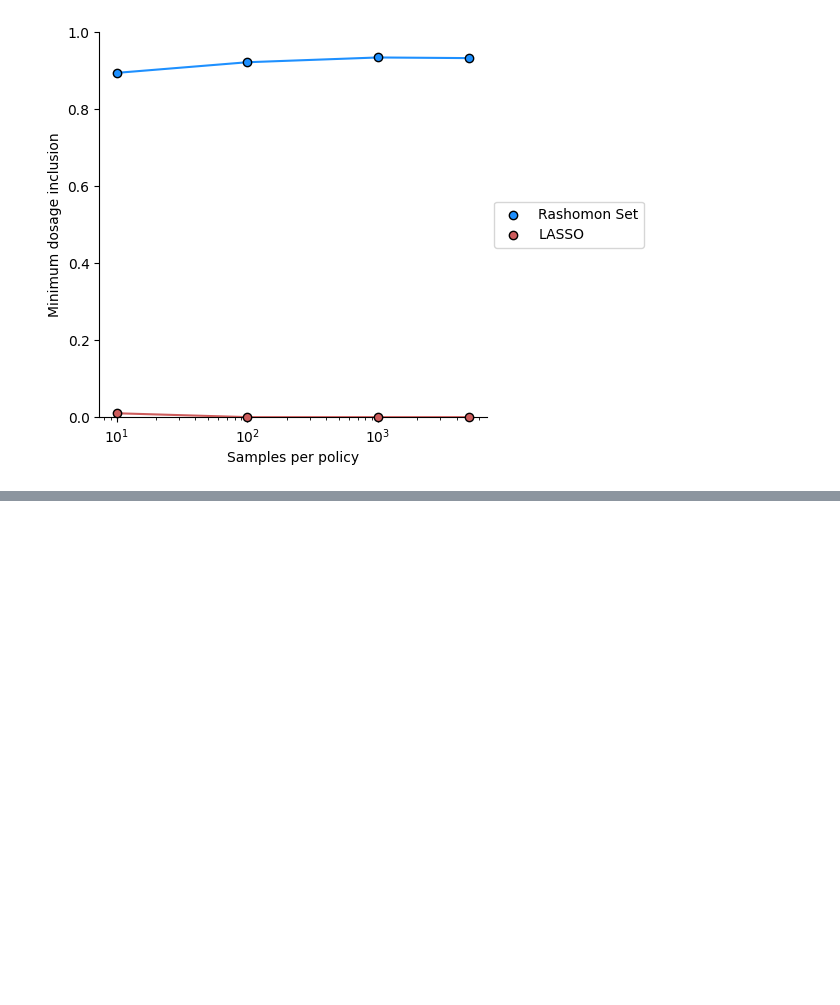
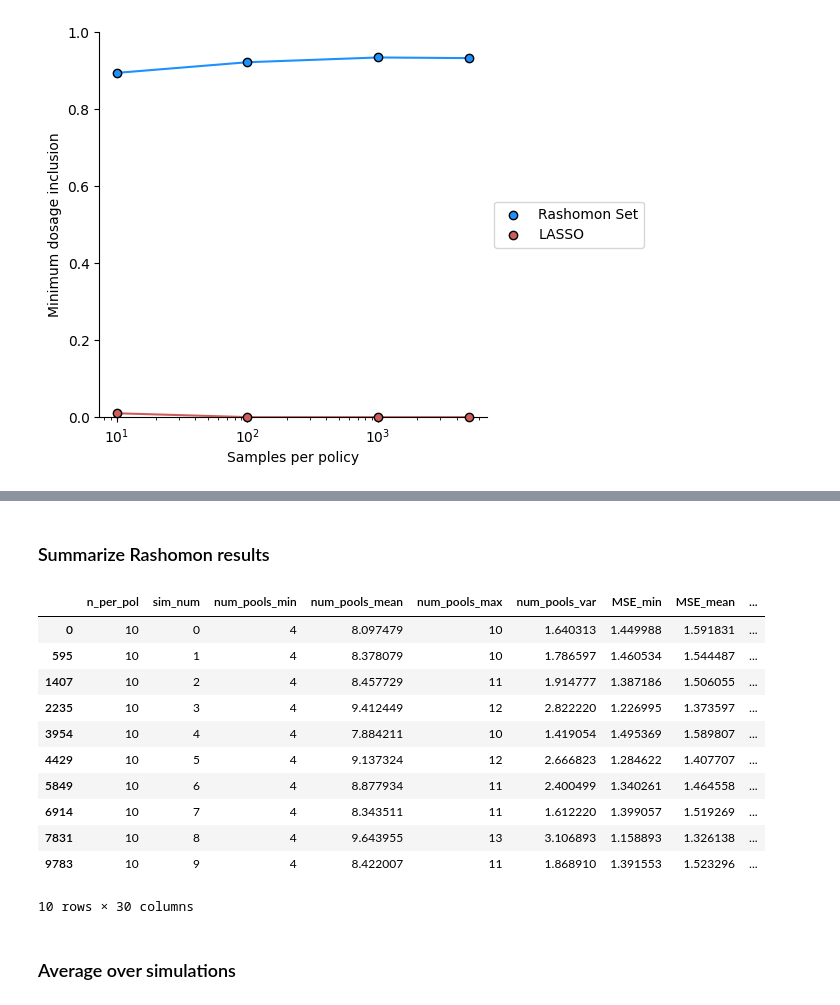
Before and after one commit to AparaV/rashomon-partition-sets, a Jupyter notebook: Code/analyze_results.ipynb, the cells around one changed output, grey strips where cells are left out. Saved outputs shown, nothing was run; the diff lists cells and outputs as text; code cells hidden in the pictures; blank space fills up the shorter version.

Commit message:
Analyze results from simulations 3

```diff
--- a/Code/analyze_results.ipynb
+++ b/Code/analyze_results.ipynb
@@ -227,0 +235,5 @@ plt.show()
+# %%
+rashomon_csv = "../Results/simulation_3_rashomon.csv"
+rashomon_raw_df = pd.read_csv(rashomon_csv)
+rashomon_raw_df = rashomon_raw_df.drop("Unnamed: 0", axis=1)
+rashomon_raw_df.head()
@@ -227,0 +259,54 @@ plt.show()
+# %% [markdown]
+### Summarize Rashomon results
+# %%
+rashomon_df = rashomon_raw_df.copy()
+
+reg = 1e-1
+rashomon_df["best_pol_MSE"] = rashomon_df["best_pol_diff"]**2
+rashomon_df["loss"] = rashomon_df["MSE"] + reg * rashomon_df["num_pools"]
+
+group_by_cols = ["n_per_pol", "sim_num"]
+result_cols = ["num_pools", "MSE", "IOU", "min_dosage", "best_pol_MSE"]
+for result_col in result_cols:
+    result_min_col = result_col + "_min"
+    result_avg_col = result_col + "_mean"
+    result_max_col = result_col + "_max"
+    result_var_col = result_col + "_var"
+
+    rashomon_df[result_min_col] = rashomon_df.groupby(group_by_cols)[result_col].transform("min")
+    rashomon_df[result_avg_col] = rashomon_df.groupby(group_by_cols)[result_col].transform("mean")
+    rashomon_df[result_max_col] = rashomon_df.groupby(group_by_cols)[result_col].transform("max")
+    rashomon_df[result_var_col] = rashomon_df.groupby(group_by_cols)[result_col].transform("var")
+
+
+# Find the frequency of best profiles in Rashomon set
+# Also find the best profile in the best model in every set
+profile_cols = ["(0, 0)", "(0, 1)", "(1, 0)", "(1, 1)"]
+x = rashomon_df.groupby(group_by_cols)["loss"].idxmin()
+for profile in profile_cols:
+    profile_mean_col = profile + "_mean"
+    profile_best_col = profile + "_best"
+    rashomon_df[profile_mean_col] = rashomon_df.groupby(group_by_cols)[profile].transform("mean")
+    rashomon_df[profile_best_col] = rashomon_df[profile].loc[x]
+
+
+rashomon_df = rashomon_df.drop_duplicates(group_by_cols)
+rashomon_df = rashomon_df.drop(result_cols, axis=1)
+rashomon_df = rashomon_df.drop(profile_cols, axis=1)
+rashomon_df = rashomon_df.drop(["best_pol_diff", "loss"], axis=1)
+rashomon_df.head(n=10)
+# %% [output]
+|  | n_per_pol | sim_num | num_pools_min | num_pools_mean | num_pools_max | num_pools_var | MSE_min | MSE_mean | ... |
+| 0 | 10 | 0 | 4 | 8.097479 | 10 | 1.640313 | 1.449988 | 1.591831 | ... |
+| 595 | 10 | 1 | 4 | 8.378079 | 10 | 1.786597 | 1.460534 | 1.544487 | ... |
+| 1407 | 10 | 2 | 4 | 8.457729 | 11 | 1.914777 | 1.387186 | 1.506055 | ... |
+| 2235 | 10 | 3 | 4 | 9.412449 | 12 | 2.822220 | 1.226995 | 1.373597 | ... |
+| 3954 | 10 | 4 | 4 | 7.884211 | 10 | 1.419054 | 1.495369 | 1.589807 | ... |
+| 4429 | 10 | 5 | 4 | 9.137324 | 12 | 2.666823 | 1.284622 | 1.407707 | ... |
+| 5849 | 10 | 6 | 4 | 8.877934 | 11 | 2.400499 | 1.340261 | 1.464558 | ... |
+| 6914 | 10 | 7 | 4 | 8.343511 | 11 | 1.612220 | 1.399057 | 1.519269 | ... |
+| 7831 | 10 | 8 | 4 | 9.643955 | 13 | 3.106893 | 1.158893 | 1.326138 | ... |
+| 9783 | 10 | 9 | 4 | 8.422007 | 11 | 1.868910 | 1.391553 | 1.523296 | ... |
+10 rows × 30 columns
+# %% [markdown]
+### Average over simulations
```
Also changed, not shown: parts of 13 cells of this notebook.
